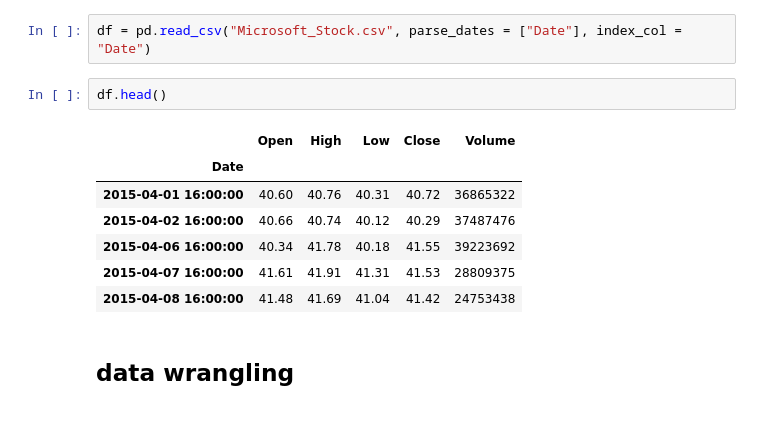
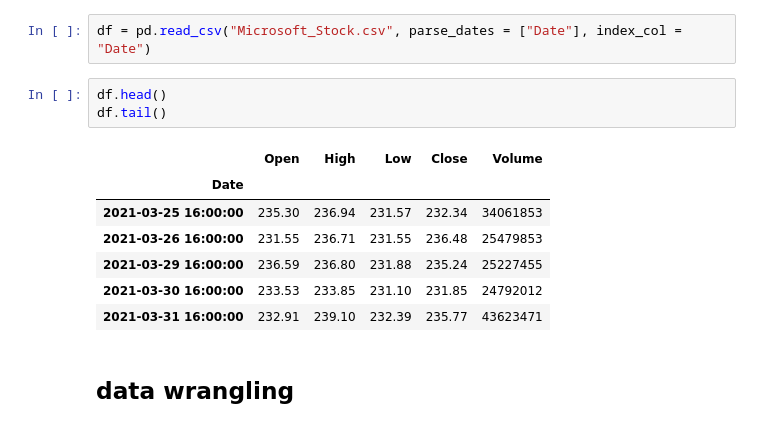
Before and after one commit to Gardenialover/dsc, a Jupyter notebook: unit 31.3/unit 31.3 microsoft stock -story telling.ipynb, the cells around one changed output. Saved outputs shown, nothing was run; the diff lists cells and outputs as text.

```diff
--- a/unit 31.3/unit 31.3 microsoft stock -story telling.ipynb
+++ b/unit 31.3/unit 31.3 microsoft stock -story telling.ipynb
@@ -12,14 +12,15 @@ from statsmodels.tsa.stattools import adfuller
 df = pd.read_csv("Microsoft_Stock.csv", parse_dates = ["Date"], index_col = "Date")
 # %%
 df.head()
+df.tail()
 # %% [output]
 |  | Open | High | Low | Close | Volume |
 | Date |  |  |  |  |  |
-| 2015-04-01 16:00:00 | 40.60 | 40.76 | 40.31 | 40.72 | 36865322 |
-| 2015-04-02 16:00:00 | 40.66 | 40.74 | 40.12 | 40.29 | 37487476 |
-| 2015-04-06 16:00:00 | 40.34 | 41.78 | 40.18 | 41.55 | 39223692 |
-| 2015-04-07 16:00:00 | 41.61 | 41.91 | 41.31 | 41.53 | 28809375 |
-| 2015-04-08 16:00:00 | 41.48 | 41.69 | 41.04 | 41.42 | 24753438 |
+| 2021-03-25 16:00:00 | 235.30 | 236.94 | 231.57 | 232.34 | 34061853 |
+| 2021-03-26 16:00:00 | 231.55 | 236.71 | 231.55 | 236.48 | 25479853 |
+| 2021-03-29 16:00:00 | 236.59 | 236.80 | 231.88 | 235.24 | 25227455 |
+| 2021-03-30 16:00:00 | 233.53 | 233.85 | 231.10 | 231.85 | 24792012 |
+| 2021-03-31 16:00:00 | 232.91 | 239.10 | 232.39 | 235.77 | 43623471 |
 # %% [markdown]
 ## data wrangling
 # %%
```
Also changed, not shown: parts of 54 cells of this notebook.
